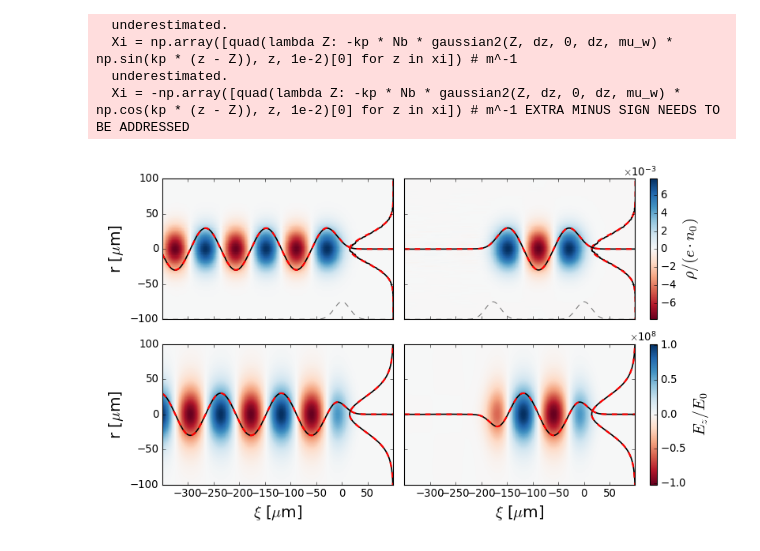
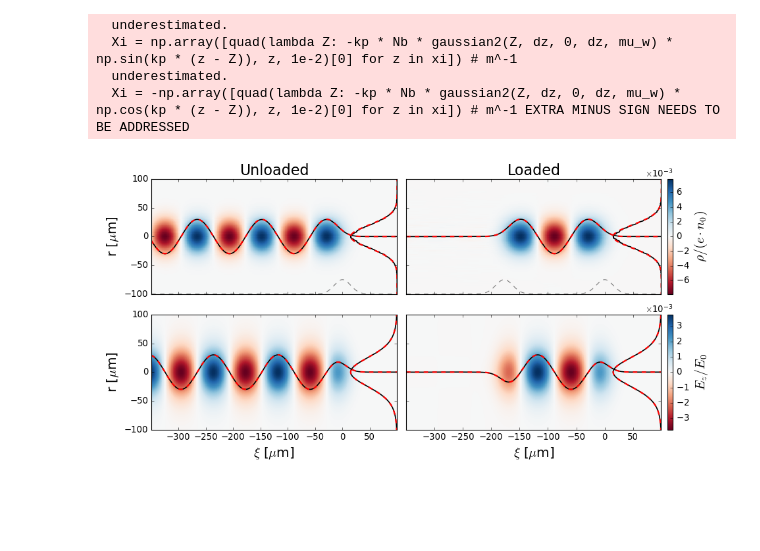
Before and after one commit to MaxVarverakis/PositronPWFA, a Jupyter notebook: analysis/linearRegimePlots.ipynb, the cells around one changed output. Drawn from its saved outputs; the diff is of its cells as text; code cells hidden in the pictures; blank space fills up the shorter version.

Commit message:
Plots and paper inputs

```diff
--- a/analysis/linearRegimePlots.ipynb
+++ b/analysis/linearRegimePlots.ipynb
@@ -402,22 +401,23 @@ kp = skinDepth(n0) ** -1 # m^-1
 xi0 = -3 * np.pi / kp # m
 # %%
 plt.close()
-fig, axs = plt.subplots(2, 2, sharex='col', sharey='row', figsize=(10, 6), gridspec_kw={'width_ratios': [1, 1.25]})
+fig, axs = plt.subplots(2, 2, sharex='col', sharey='row', figsize=(12, 6), gridspec_kw={'width_ratios': [1, 1.25]})
 
 off = 0
+idx = np.argmin(abs(info.x - off))
 
 _, R_1, _ = n1(r, dr, xi, dz, Nb, n0, gauss = True, load = False, mu_w = xi0)
 z = longitudinal(xi, dz, Nb, n0, True, gauss = True, load = False, mu_w = xi0)
 _, lR_1, _ = n1(r, dr, xi, dz, Nb, n0, gauss = True, load = True, mu_w = xi0)
 lz = longitudinal(xi, dz, Nb, n0, True, gauss = True, load = True, mu_w = xi0)
 
-idx = np.argmin(abs(info.x - off))
 axs[0, 0].pcolormesh(1e6 * info.z, 1e6 * info.x, rho.T * 1e-6 / (constants.e * n0), cmap = 'RdBu')
 axs[0, 0].plot(1e6 * info.z, 25 * gaussian(info.z, dz, 0)/max(gaussian(info.z, dz, 0)) - 100, 'k--', alpha = .5)
 axs[0, 0].plot(-.85e2 * max(abs(rho[idx]))**-1 * rho[idx] + 100, 1e6 * info.x, 'k', linewidth = 1.5, label = 'HiPACE++')
 axs[0, 0].plot(-.85e2 * max(R_1)**-1 * R_1 + 100, 1e6 * r, 'r--', linewidth = 2., label = 'Analytic')
 axs[0, 0].plot(1e6 * info.z, 30 * max(abs(rho[:, len(rho)//2]))**-1 * rho[:, len(rho)//2], 'k', linewidth = 1.5)
 axs[0, 0].plot(1e6 * xi, 30 * max(abs(z))**-1 * z, 'r--', linewidth = 2.)
+axs[0, 0].set_title('Unloaded', fontsize = 20)
 
 imgRho = axs[0, 1].pcolormesh(1e6 * info.z, 1e6 * info.x, lrho.T * 1e-6 / (constants.e * n0), cmap = 'RdBu')
 axs[0, 1].plot(1e6 * info.z, 25 * gaussian2(info.z, dz, 0, dz, -3*np.pi*kp**-1)/max(gaussian2(info.z, dz, 0, dz, -3*np.pi*kp**-1)) - 100, 'k--', alpha = .5)
@@ -425,10 +425,11 @@ axs[0, 1].plot(-.85e2 * max(abs(lrho[idx]))**-1 * lrho[idx] + 100, 1e6 * info.x,
 axs[0, 1].plot(-.85e2 * max(lR_1)**-1 * lR_1 + 100, 1e6 * r, 'r--', linewidth = 2., label = 'Analytic')
 axs[0, 1].plot(1e6 * info.z, 30 * max(abs(lrho[:, len(lrho)//2]))**-1 * lrho[:, len(lrho)//2], 'k', linewidth = 1.5)
 axs[0, 1].plot(1e6 * xi, 30 * max(abs(lz))**-1 * lz, 'r--', linewidth = 2.)
-cbRho = fig.colorbar(imgRho, ax = axs[0, 1])
+cbRho = fig.colorbar(imgRho, ax = axs[0, 1], pad = .02)
 cbRho.formatter.set_powerlimits((0, 0))
 cbRho.formatter.set_useMathText(True)
 cbRho.set_label(r'$\rho/(e \cdot n_0)$', fontsize = 18)
+axs[0, 1].set_title('Loaded', fontsize = 20)
 
 _, R, _ = Ez(r, dr, xi, dz, Nb, n0, gauss = True, load = False, mu_w = xi0, eV = False)
 z = longitudinal(xi, dz, Nb, n0, False, gauss = True, load = False, mu_w = xi0)
@@ -441,33 +442,34 @@ axs[1, 0].plot(-.85e2 * max(abs(EZ[idx]))**-1 * EZ[idx] + 100, 1e6 * info.x, 'k'
 axs[1, 0].plot(-.85e2 * max(R)**-1 * R + 100, 1e6 * r, 'r--', linewidth = 2., label = 'Analytic')
 axs[1, 0].plot(1e6 * info.z, 30 * max(abs(EZ[:, len(EZ)//2]))**-1 * EZ[:, len(EZ)//2], 'k', linewidth = 1.5)
 axs[1, 0].plot(1e6 * xi, 30 * max(abs(z))**-1 * z, 'r--', linewidth = 2.)
 
-imgEz = axs[1, 1].pcolormesh(1e6 * info.z, 1e6 * info.x, lEZ.T, cmap = 'RdBu')
+imgEz = axs[1, 1].pcolormesh(1e6 * info.z, 1e6 * info.x, lEZ.T / E0(n0), cmap = 'RdBu')
 # axs[1, 1].plot(1e6 * info.z, 25 * gaussian2(info.z, dz, 0, dz, -3*np.pi*kp**-1)/max(gaussian2(info.z, dz, 0, dz, -3*np.pi*kp**-1)) - 100, 'k--', alpha = .5)
 axs[1, 1].plot(-.85e2 * max(abs(lEZ[idx]))**-1 * lEZ[idx] + 100, 1e6 * info.x, 'k', linewidth = 1.5, label = 'HiPACE++')
 axs[1, 1].plot(-.85e2 * max(lR)**-1 * lR + 100, 1e6 * r, 'r--', linewidth = 2., label = 'Analytic')
 axs[1, 1].plot(1e6 * info.z, 30 * max(abs(lEZ[:, len(lEZ)//2]))**-1 * lEZ[:, len(lEZ)//2], 'k', linewidth = 1.5)
 axs[1, 1].plot(1e6 * xi, 30 * max(abs(lz))**-1 * lz, 'r--', linewidth = 2.)
-cbEz = fig.colorbar(imgEz, ax = axs[1, 1])
+cbEz = fig.colorbar(imgEz, ax = axs[1, 1], pad = .02)
 cbEz.formatter.set_powerlimits((0, 0))
 cbEz.formatter.set_useMathText(True)
 cbEz.set_label(r'$E_z/E_0$', fontsize = 18)
 
 for ax in axs[-1, :]:
     ax.set_xlim(1e6 * info.zmin, 1e6 * info.zmax)
     ax.set_xlabel(r'$\xi$ [$\mu$m]', fontsize = 18)
 for ax in axs[:, 0]:
     ax.set_ylim(-100, 100)
     ax.set_ylabel(r'r [$\mu$m]', fontsize = 18)
 
 
 
 
 plt.tight_layout()
+# plt.savefig('/Users/max/HiPACE/recovery/images/LinearRhoEz.png', bbox_inches = 'tight', dpi = 300)
 plt.show()
 # %% [output]
   underestimated.
   Xi = np.array([quad(lambda Z: -kp * Nb * gaussian2(Z, dz, 0, dz, mu_w) * np.sin(kp * (z - Z)), z, 1e-2)[0] for z in xi]) # m^-1
   underestimated.
   Xi = -np.array([quad(lambda Z: -kp * Nb * gaussian2(Z, dz, 0, dz, mu_w) * np.cos(kp * (z - Z)), z, 1e-2)[0] for z in xi]) # m^-1 EXTRA MINUS SIGN NEEDS TO BE ADDRESSED
-[figure, old version]
+[figure, new version]
```
Also changed, not shown: parts of 1 cell of this notebook, 12 other files.
